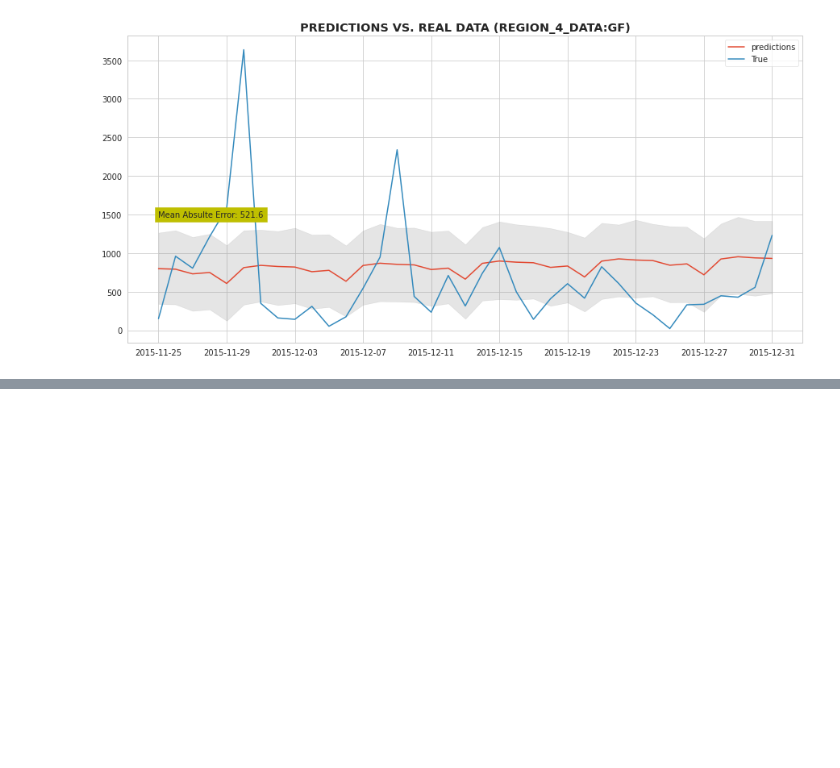
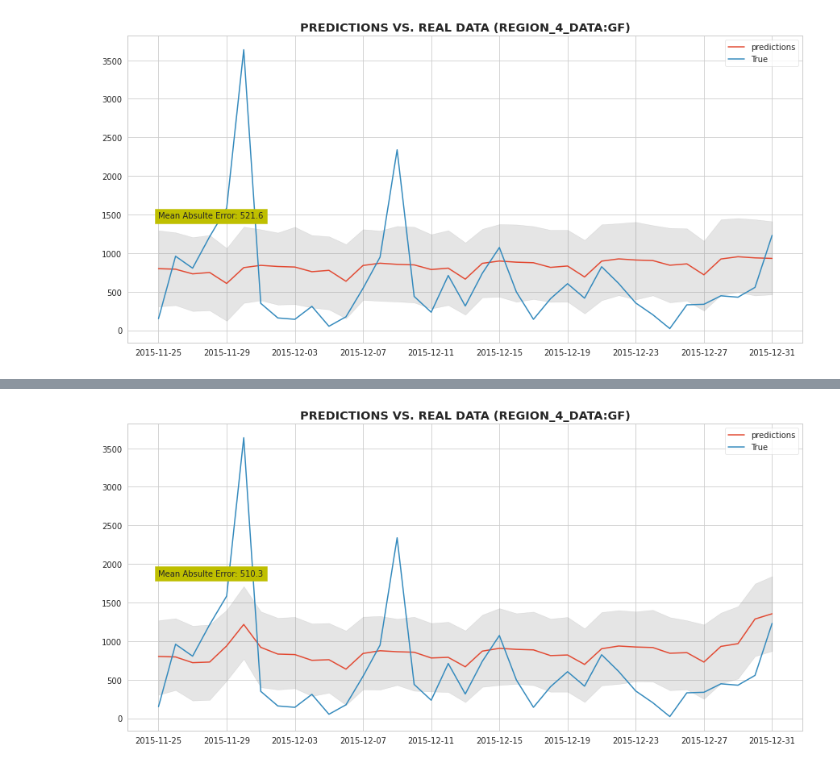
Before and after one commit to Ransaka/store-sales-prediction, a Jupyter notebook: experiment/simple EDA and modeling.ipynb, the cells around one changed output, grey strips where cells are left out. Saved outputs shown, nothing was run; the diff lists cells and outputs as text; code cells hidden in the pictures; blank space fills up the shorter version.

```diff
--- a/experiment/simple EDA.ipynb
+++ b/experiment/simple EDA and modeling.ipynb
@@ -354,0 +401,35 @@ AssertionError:
+# %%
+payoff = ['2015-1-30',
+ '2015-1-31',
+ '2015-2-27',
+ '2015-2-28',
+ '2015-3-30',
+ '2015-3-31',
+ '2015-4-29',
+ '2015-4-30',
+ '2015-5-30',
+ '2015-5-31',
+ '2015-6-29',
+ '2015-6-20',
+ '2015-7-30',
+ '2015-7-31',
+ '2015-8-30',
+ '2015-8-31',
+ '2015-9-29',
+ '2015-9-30',
+ '2015-10-30',
+ '2015-10-31',
+ '2015-11-29',
+ '2015-11-30',
+ '2015-12-30',
+ '2015-12-31']
+# %%
+payoff = pd.DataFrame({
+  'holiday': 'payoff',
+  'ds': pd.to_datetime(payoff),
+  'lower_window': 0,
+  'upper_window': 1,
+})
+# %%
+forecaster = Forecaster(dataset=dataset,holidays=payoff,test_size=0.1)
+forecaster.fit(include_history=False,weekly_seasonality='auto',yearly_seasonality=False)
@@ -354,0 +454,4 @@ AssertionError:
+# %%
+plot_predictions(forecaster,'region_4_data','GF')
+# %% [output]
+[figure, added]
```
Also changed, not shown: parts of 18 cells of this notebook.
